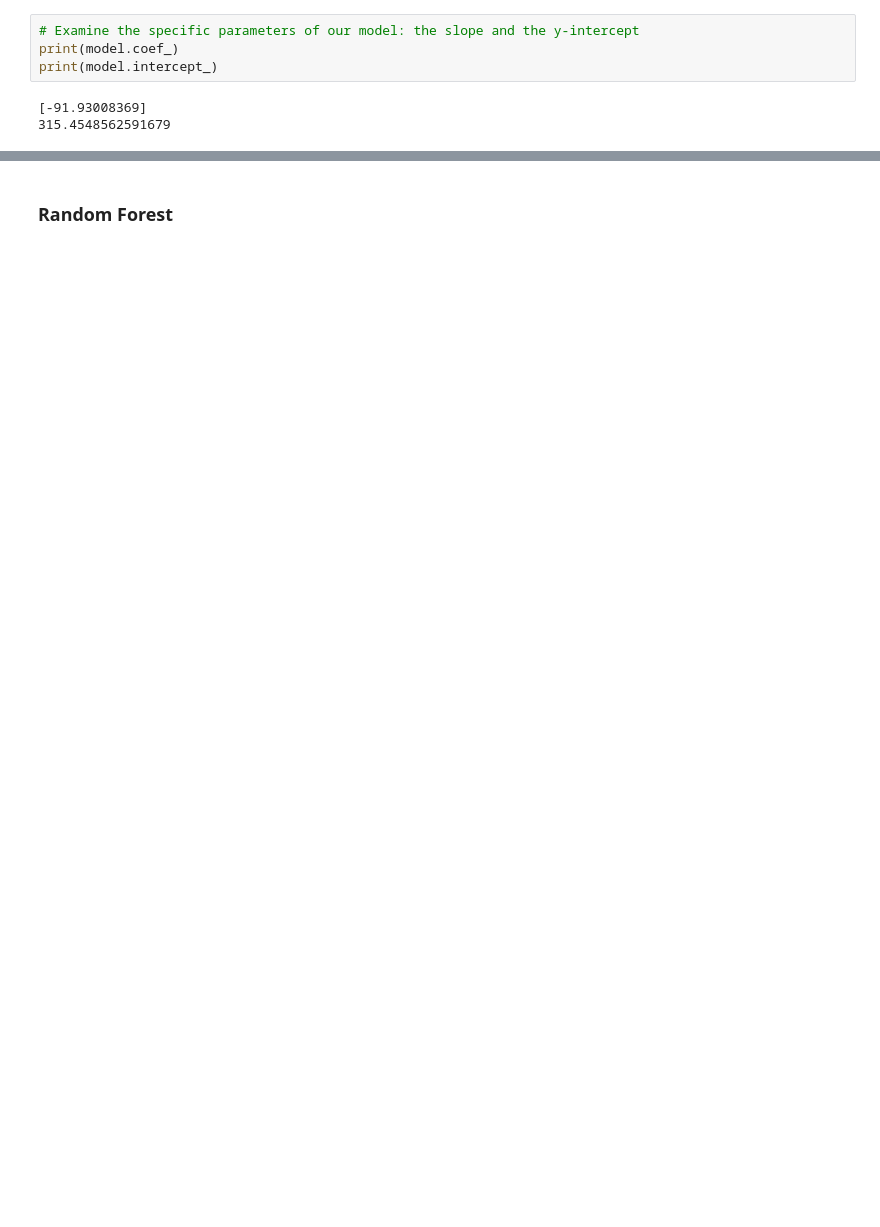
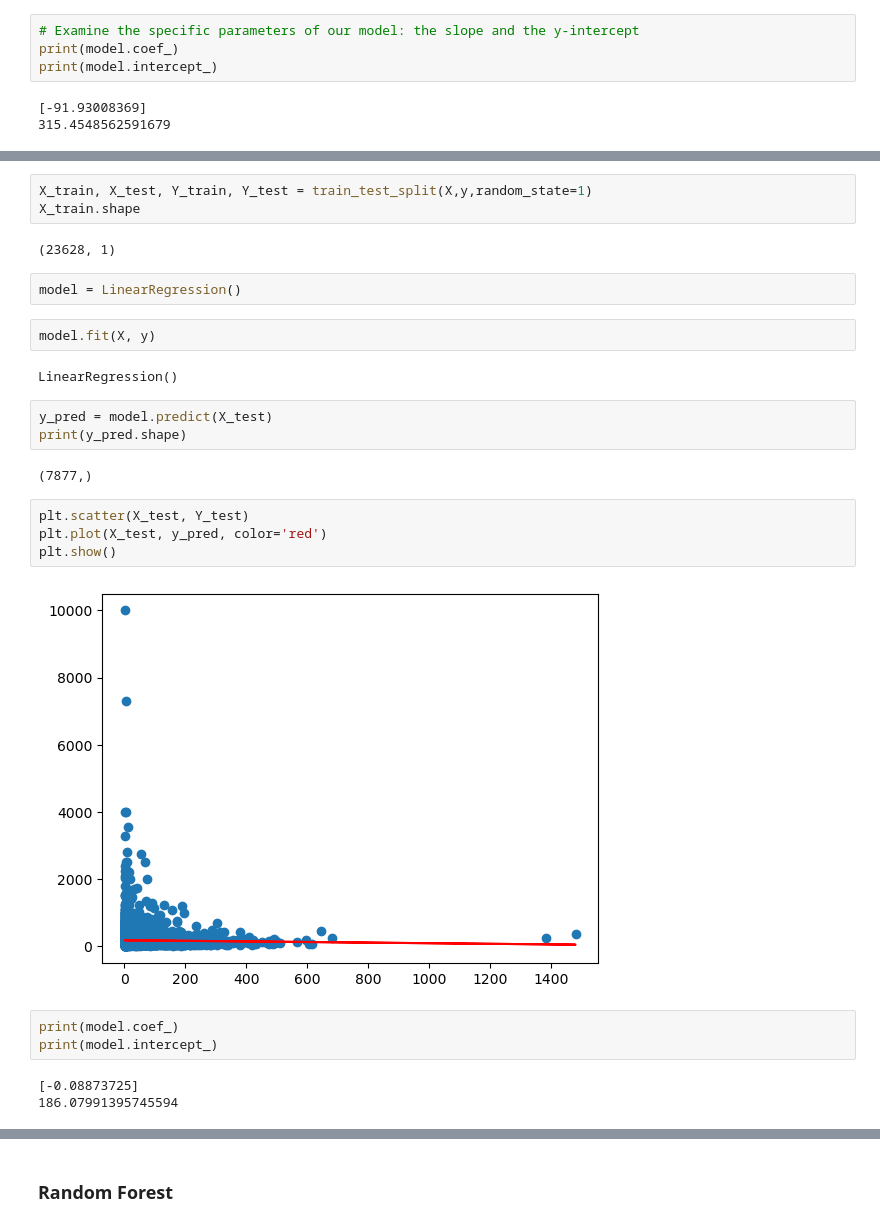
Before and after one commit to lkachury/airbnb_final_project, a Jupyter notebook: Machine_Learning.ipynb, the cells around one changed output, grey strips where cells are left out. Drawn from its saved outputs; the diff is of its cells as text; blank space fills up the shorter version.

```diff
--- a/Machine_Learning.ipynb
+++ b/Machine_Learning.ipynb
@@ -218,0 +410,28 @@ print(model.intercept_)
+# %%
+X_train, X_test, Y_train, Y_test = train_test_split(X,y,random_state=1)
+X_train.shape
+# %% [output]
+(23628, 1)
+# %%
+model = LinearRegression()
+# %%
+model.fit(X, y)
+# %% [output]
+LinearRegression()
+# %%
+y_pred = model.predict(X_test)
+print(y_pred.shape)
+# %% [output]
+(7877,)
+# %%
+plt.scatter(X_test, Y_test)
+plt.plot(X_test, y_pred, color='red')
+plt.show()
+# %% [output]
+[figure, added]
+# %%
+print(model.coef_)
+print(model.intercept_)
+# %% [output]
+[-0.08873725]
+186.07991395745594
```
Also changed, not shown: parts of 48 cells of this notebook.
